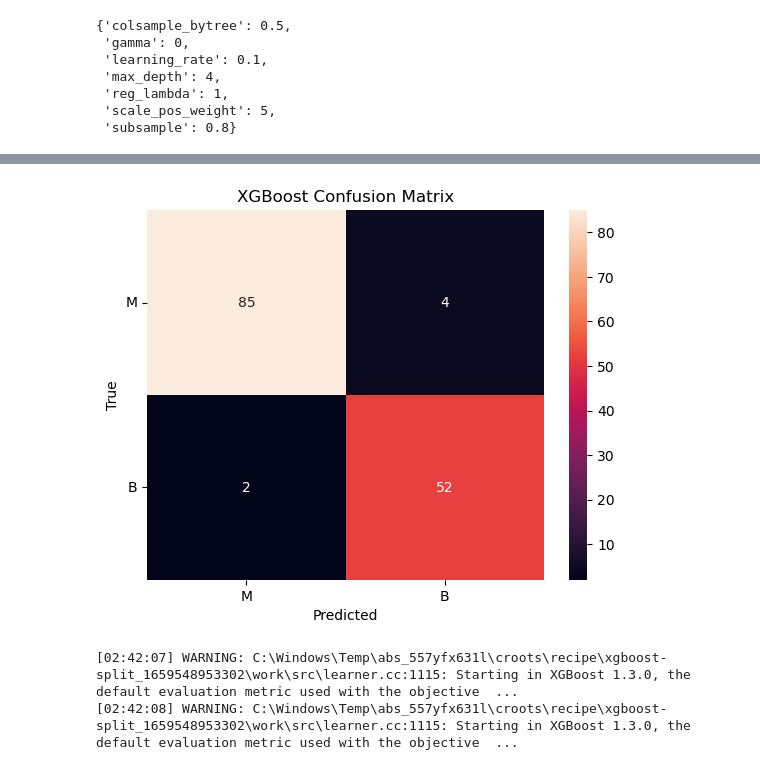
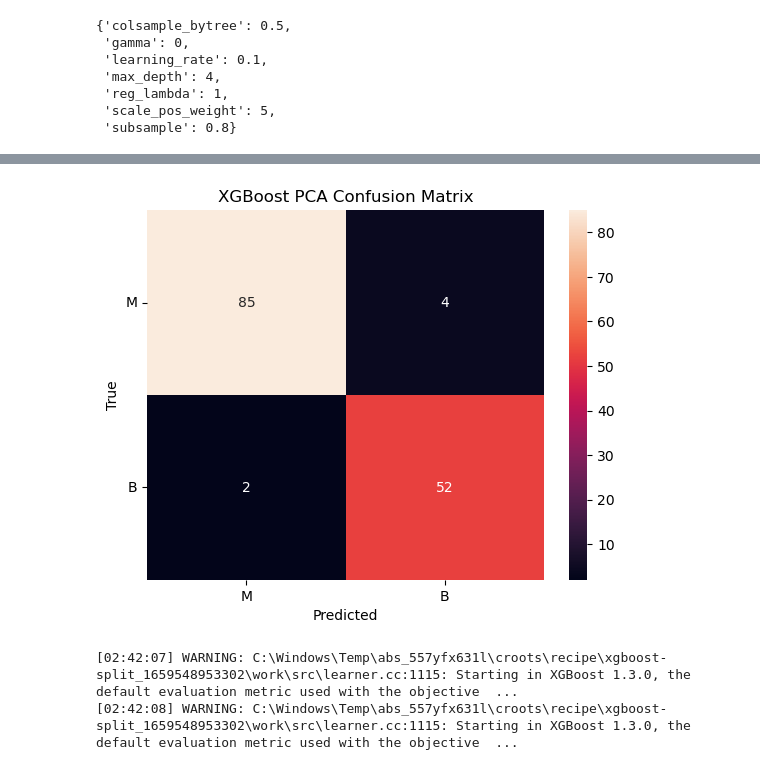
Before and after one commit to benjamin-ravenscroft/CISC471-Project, a Jupyter notebook: EDA.ipynb, the cells around one changed output, grey strips where cells are left out. Cells and saved outputs as stored; diff of their text form; code cells hidden in the pictures.

```diff
--- a/EDA.ipynb
+++ b/EDA.ipynb
@@ -643,9 +643,7 @@ print(log_pca_model_cv)
 # %%
 from sklearn.svm import SVC
 
-svc_param_grid = {'C': [0.1, 1, 10, 100, 1000],
-              'gamma': [1, 0.1, 0.01, 0.001, 0.0001],
-              'kernel': ['rbf']}
+svc_param_grid = {'C': [0.1,1, 10, 100], 'gamma': [1,0.1,0.01,0.001],'kernel': ['rbf', 'poly', 'sigmoid']}
 
 svc_model = GridSearchCV(SVC(), svc_param_grid, refit = True)
 svc_model.fit(train_scaled_fs, train_targets)
@@ -1243,5 +1241,5 @@ _ = final_cl.fit(train_pca, train_targets)
 
 test_pred = final_cl.predict(test_pca)
 
-results(test_pred, test_targets, "XGBoost accuracy:", "XGBoost Confusion Matrix")
+results(test_pred, test_targets, "XGBoost PCA accuracy:", "XGBoost PCA Confusion Matrix")
 # %% [output]
@@ -1250,6 +1248,6 @@ XGBoost accuracy: 0.958
 Sensitivity:  0.9629629629629629
 Specificity:  0.9550561797752809
-[figure, old version]
+[figure, new version]
 # %%
 xg_pca_model_cv = cross_validation(final_cl, train_pca, train_targets)
 plot_result("XGBoost - no PCA",
```
Also changed, not shown: parts of 4 cells of this notebook.
